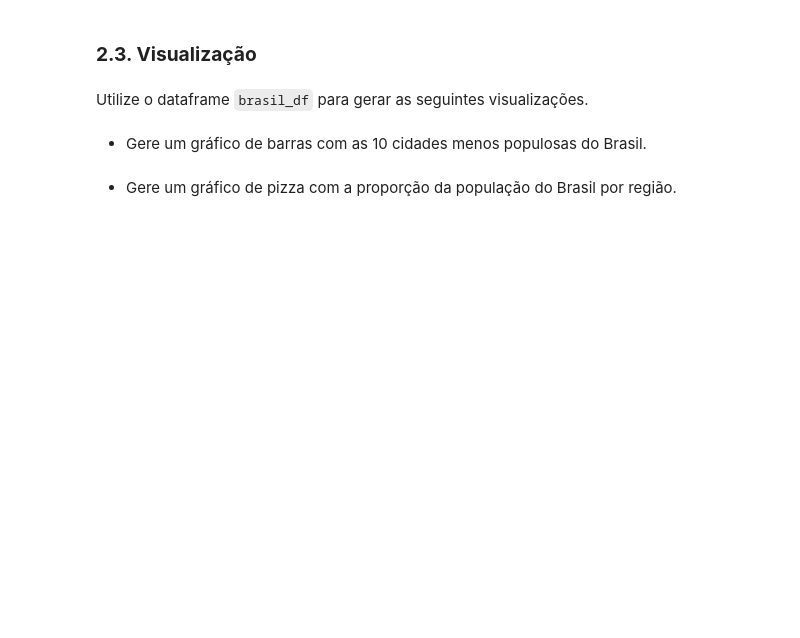
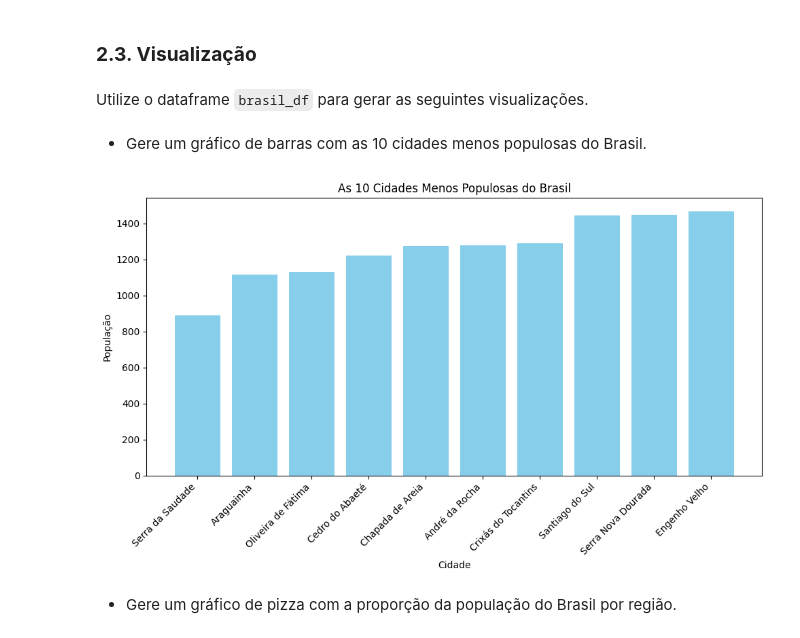
Before and after one commit to leaop/Cursos, a Jupyter notebook: EBAC/atividade13.ipynb, the cells around one changed output. Saved outputs shown, nothing was run; the diff lists cells and outputs as text; code cells hidden in the pictures; blank space fills up the shorter version.

```diff
--- a/EBAC/atividade13.ipynb
+++ b/EBAC/atividade13.ipynb
@@ -246,3 +242,11 @@ Utilize o pacote Python `pandas` para carregar o arquivo `brasil.csv` no datafra
 # %%
 # solução do exercício 2.1
 brasil_df = pd.read_csv('brasil.csv')
+# %%
+# Dividir a coluna única em colunas separadas
+brasil_df = brasil_df['estado;cidade;populacao;PIB;PIB_percapita'].str.split(';', expand=True)
+
+# Renomear as colunas
+brasil_df.columns = ['estado', 'cidade', 'populacao', 'PIB', 'PIB_percapita']
+
+brasil_df.columns
@@ -263,0 +287,11 @@ Index(['estado;cidade;populacao;PIB;PIB_percapita'], dtype='object')
+# %%
+# Lista de colunas a serem transformadas
+colunas_numericas = ['populacao', 'PIB', 'PIB_percapita']
+
+# Loop para percorrer cada coluna
+for coluna in colunas_numericas:
+    # Verifica se a coluna precisa remover o caractere '.' e converte para numérico
+    if '.' in brasil_df[coluna].iloc[0]:
+        brasil_df[coluna] = pd.to_numeric(brasil_df[coluna].str.replace('.', ''), errors='coerce')
+    else:
+        brasil_df[coluna] = pd.to_numeric(brasil_df[coluna], errors='coerce')
@@ -292,2 +392,22 @@ Utilize o dataframe `brasil_df` para gerar as seguintes visualizações.
+# %%
+# código para gerar a visualização
+import matplotlib.pyplot as plt
+
+# Ordena o DataFrame pelas populações em ordem crescente
+cidades_menos_populosas = brasil_df.sort_values(by='populacao', ascending=True).head(10)
+
+# Cria o gráfico de barras
+plt.figure(figsize=(10, 6))
+plt.bar(cidades_menos_populosas['cidade'], cidades_menos_populosas['populacao'], color='skyblue')
+plt.xlabel('Cidade')
+plt.ylabel('População')
+plt.title('As 10 Cidades Menos Populosas do Brasil')
+plt.xticks(rotation=45, ha='right')  # Rotaciona os rótulos do eixo x para melhor legibilidade
+plt.tight_layout()
+
+# Exibe o gráfico
+plt.show()
+# %% [output]
+[figure, added]
 # %% [markdown]
  - Gere um gráfico de pizza com a proporção da população do Brasil por região.
```
Also changed, not shown: parts of 17 cells of this notebook, 3 other files.
